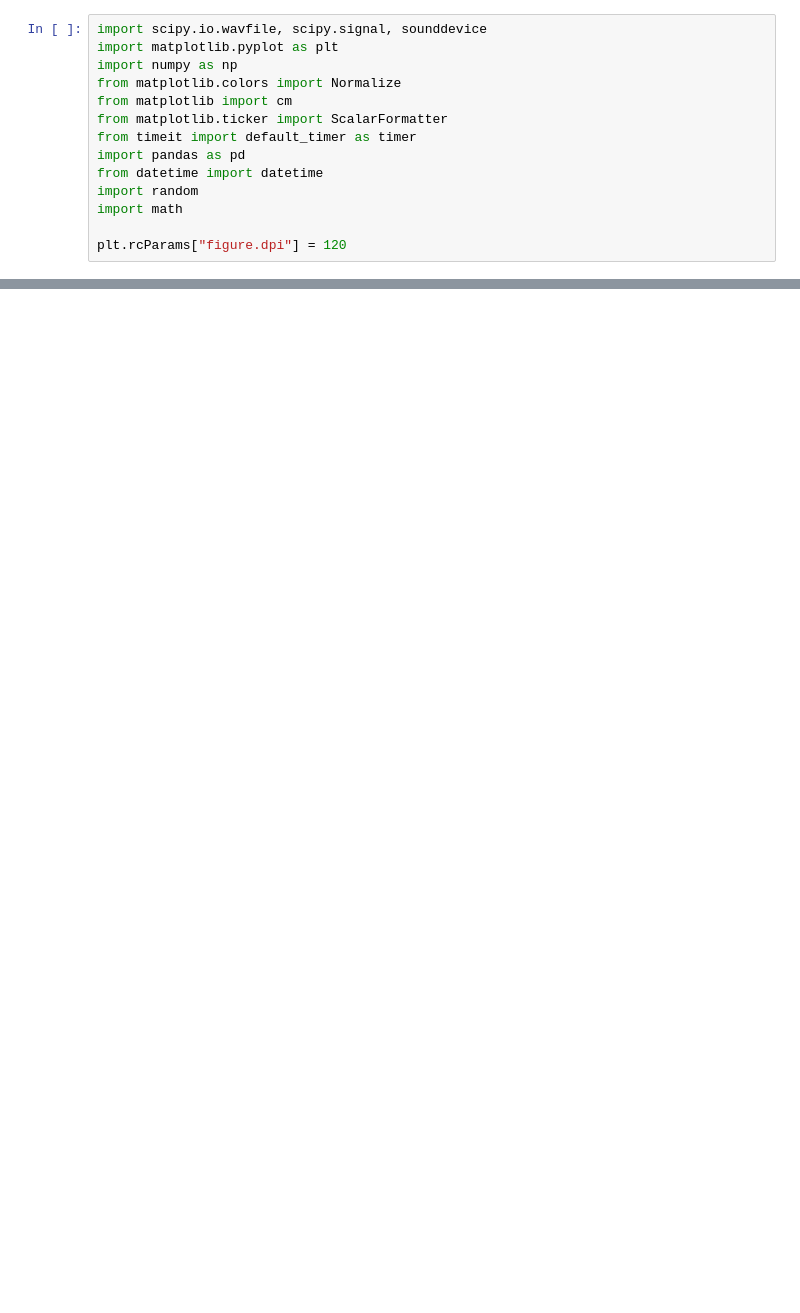
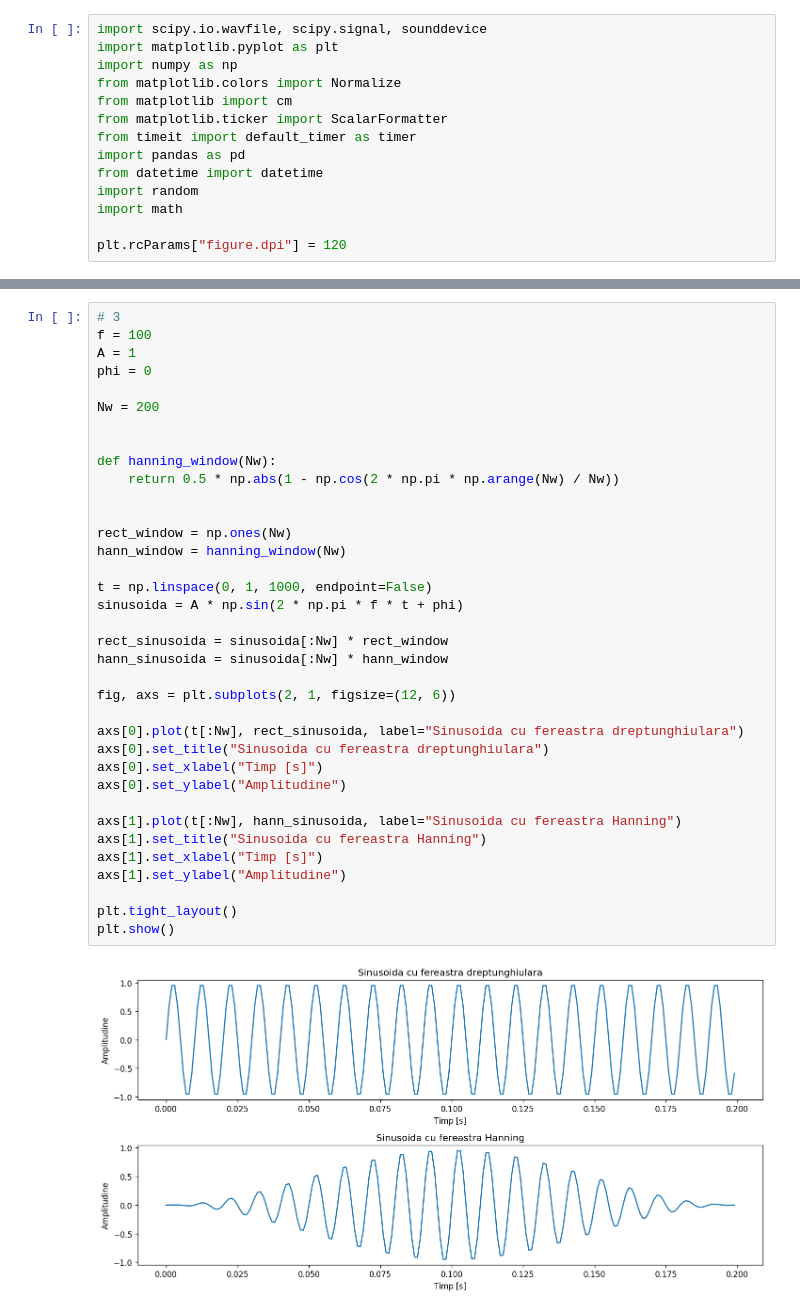
Before and after one commit to lmihaig/facultate, a Jupyter notebook: An4/Sem1/ProcSemn/lab/lab06/lab6.ipynb, the cells around one changed output, grey strips where cells are left out. Drawn from its saved outputs; the diff is of its cells as text; blank space fills up the shorter version.

```diff
--- a/An4/Sem1/ProcSemn/lab/lab06/lab6.ipynb
+++ b/An4/Sem1/ProcSemn/lab/lab06/lab6.ipynb
@@ -30,0 +82,38 @@ plt.plot()
+# %%
+# 3
+f = 100
+A = 1
+phi = 0
+
+Nw = 200
+
+
+def hanning_window(Nw):
+    return 0.5 * np.abs(1 - np.cos(2 * np.pi * np.arange(Nw) / Nw))
+
+
+rect_window = np.ones(Nw)
+hann_window = hanning_window(Nw)
+
+t = np.linspace(0, 1, 1000, endpoint=False)
+sinusoida = A * np.sin(2 * np.pi * f * t + phi)
+
+rect_sinusoida = sinusoida[:Nw] * rect_window
+hann_sinusoida = sinusoida[:Nw] * hann_window
+
+fig, axs = plt.subplots(2, 1, figsize=(12, 6))
+
+axs[0].plot(t[:Nw], rect_sinusoida, label="Sinusoida cu fereastra dreptunghiulara")
+axs[0].set_title("Sinusoida cu fereastra dreptunghiulara")
+axs[0].set_xlabel("Timp [s]")
+axs[0].set_ylabel("Amplitudine")
+
+axs[1].plot(t[:Nw], hann_sinusoida, label="Sinusoida cu fereastra Hanning")
+axs[1].set_title("Sinusoida cu fereastra Hanning")
+axs[1].set_xlabel("Timp [s]")
+axs[1].set_ylabel("Amplitudine")
+
+plt.tight_layout()
+plt.show()
+# %% [output]
+[figure, added]
```
Also changed, not shown: parts of 7 cells of this notebook, 1 other file.
